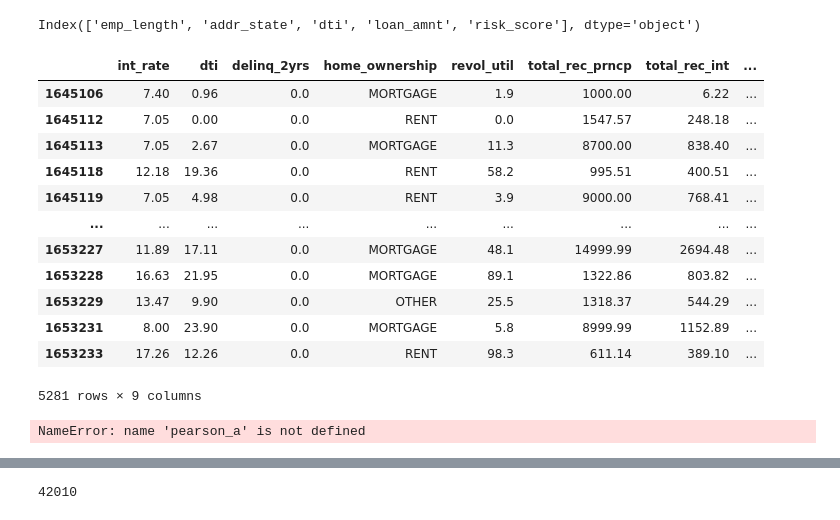
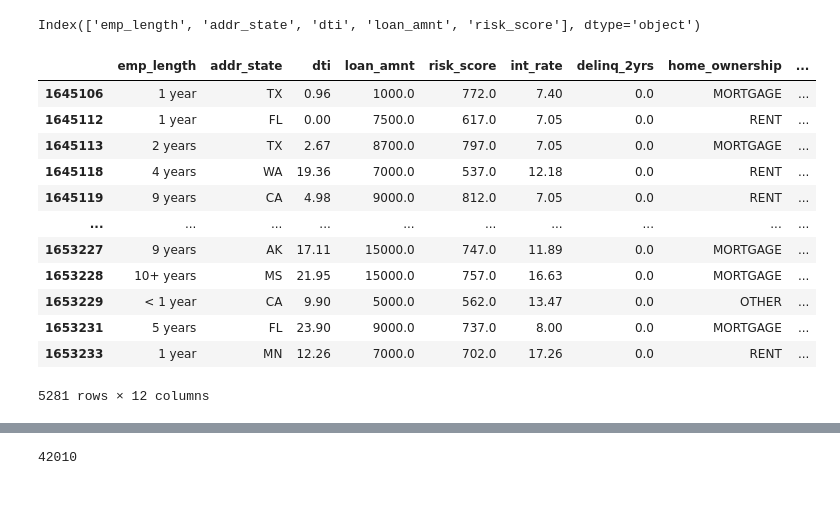
Before and after one commit to hiaac-finance/credit_pipeline, a Jupyter notebook: examples/Model_Pipeline_Functions_Pessoal_V22_LendigClub.ipynb, the cells around one changed output, grey strips where cells are left out. Cells and saved outputs as stored; diff of their text form; code cells hidden in the pictures.

```diff
--- a/examples/Model_Pipeline_Functions_Pessoal_V22_LendigClub.ipynb
+++ b/examples/Model_Pipeline_Functions_Pessoal_V22_LendigClub.ipynb
@@ -168,6 +171,9 @@ df_a["target"] = np.where((df_a.loan_status == 'Current') |
                         (df_a.loan_status == 'Fully Paid') |
                         (df_a.loan_status== "Issued") |
                         (df_a.loan_status == 'Does not meet the credit policy. Status:Fully Paid'), 0, 1)
+# %%
+# df_a_B, df_r_B = df_a.copy(), df_r.copy()
+df_a, df_r = df_a_B.copy(), df_r_B.copy()
 # %%
 df_r = df_r.drop(columns=["Amount Requested", "Employment Length", "State",
                    "Debt-To-Income Ratio", "Amount Requested","Risk_Score", "Application Date"])
@@ -177,34 +183,37 @@ Index(['emp_length', 'addr_state', 'dti', 'loan_amnt', 'risk_score'], dtype='obj
 # %%
 for c in ["Amount Requested", "Employment Length", "State",
                    "Debt-To-Income Ratio", "Amount Requested","Risk_Score", "Application Date"]:
     try:
         df_r = df_r.drop(c, axis = 1)
     except Exception as e:
         pass
 
+
 # columns based on Shih et al. (2022)
 r_cols = df_r.columns.to_list()
 pearson_a = ['int_rate', 'dti', 'delinq_2yrs',
  'home_ownership','revol_util','total_rec_prncp', 'total_rec_int', 'risk_score', 'target']
-r_cols.extend(pearson_a)
 
-df_a = df_a.loc[:, pearson_a]
+union_list = r_cols.copy()
+
+for item in pearson_a:
+    if item not in union_list:
+        union_list.append(item)
+# Now union_list contains all elements from r_cols first, followed by those unique to pearson_a
+
+df_a = df_a.loc[:, union_list]
 df_a
 # %% [output]
-|  | int_rate | dti | delinq_2yrs | home_ownership | revol_util | total_rec_prncp | total_rec_int | ... |
-| 1645106 | 7.40 | 0.96 | 0.0 | MORTGAGE | 1.9 | 1000.00 | 6.22 | ... |
-| 1645112 | 7.05 | 0.00 | 0.0 | RENT | 0.0 | 1547.57 | 248.18 | ... |
-| 1645113 | 7.05 | 2.67 | 0.0 | MORTGAGE | 11.3 | 8700.00 | 838.40 | ... |
-| 1645118 | 12.18 | 19.36 | 0.0 | RENT | 58.2 | 995.51 | 400.51 | ... |
-| 1645119 | 7.05 | 4.98 | 0.0 | RENT | 3.9 | 9000.00 | 768.41 | ... |
-| ... | ... | ... | ... | ... | ... | ... | ... | ... |
-| 1653227 | 11.89 | 17.11 | 0.0 | MORTGAGE | 48.1 | 14999.99 | 2694.48 | ... |
-| 1653228 | 16.63 | 21.95 | 0.0 | MORTGAGE | 89.1 | 1322.86 | 803.82 | ... |
-| 1653229 | 13.47 | 9.90 | 0.0 | OTHER | 25.5 | 1318.37 | 544.29 | ... |
-| 1653231 | 8.00 | 23.90 | 0.0 | MORTGAGE | 5.8 | 8999.99 | 1152.89 | ... |
-| 1653233 | 17.26 | 12.26 | 0.0 | RENT | 98.3 | 611.14 | 389.10 | ... |
+|  | emp_length | addr_state | dti | loan_amnt | risk_score | int_rate | delinq_2yrs | home_ownership | ... |
+| 1645106 | 1 year | TX | 0.96 | 1000.0 | 772.0 | 7.40 | 0.0 | MORTGAGE | ... |
+| 1645112 | 1 year | FL | 0.00 | 7500.0 | 617.0 | 7.05 | 0.0 | RENT | ... |
+| 1645113 | 2 years | TX | 2.67 | 8700.0 | 797.0 | 7.05 | 0.0 | MORTGAGE | ... |
+| 1645118 | 4 years | WA | 19.36 | 7000.0 | 537.0 | 12.18 | 0.0 | RENT | ... |
+| 1645119 | 9 years | CA | 4.98 | 9000.0 | 812.0 | 7.05 | 0.0 | RENT | ... |
+| ... | ... | ... | ... | ... | ... | ... | ... | ... | ... |
+| 1653227 | 9 years | AK | 17.11 | 15000.0 | 747.0 | 11.89 | 0.0 | MORTGAGE | ... |
+| 1653228 | 10+ years | MS | 21.95 | 15000.0 | 757.0 | 16.63 | 0.0 | MORTGAGE | ... |
+| 1653229 | < 1 year | CA | 9.90 | 5000.0 | 562.0 | 13.47 | 0.0 | OTHER | ... |
+| 1653231 | 5 years | FL | 23.90 | 9000.0 | 737.0 | 8.00 | 0.0 | MORTGAGE | ... |
+| 1653233 | 1 year | MN | 12.26 | 7000.0 | 702.0 | 17.26 | 0.0 | RENT | ... |
-5281 rows × 9 columns
+5281 rows × 12 columns
-# %%
-pearson_a
-# %% [output]
-NameError: name 'pearson_a' is not defined
```
Also changed, not shown: parts of 20 cells of this notebook, 5 other files.
